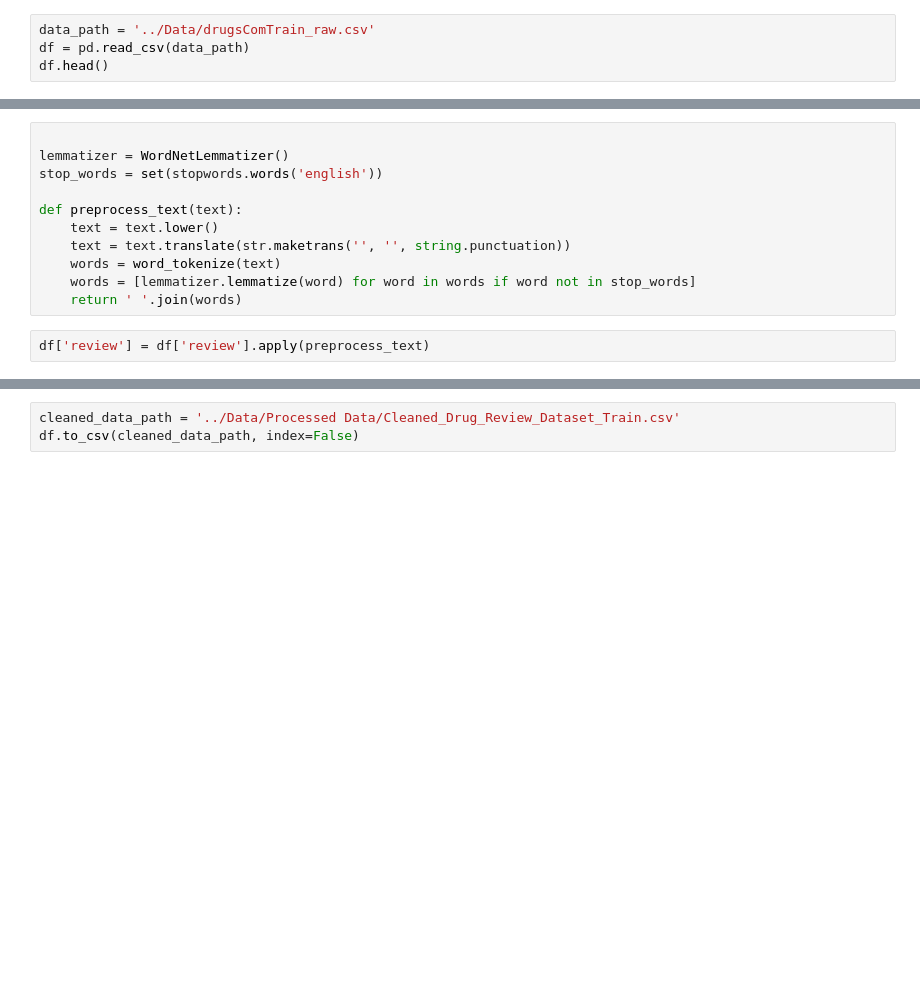
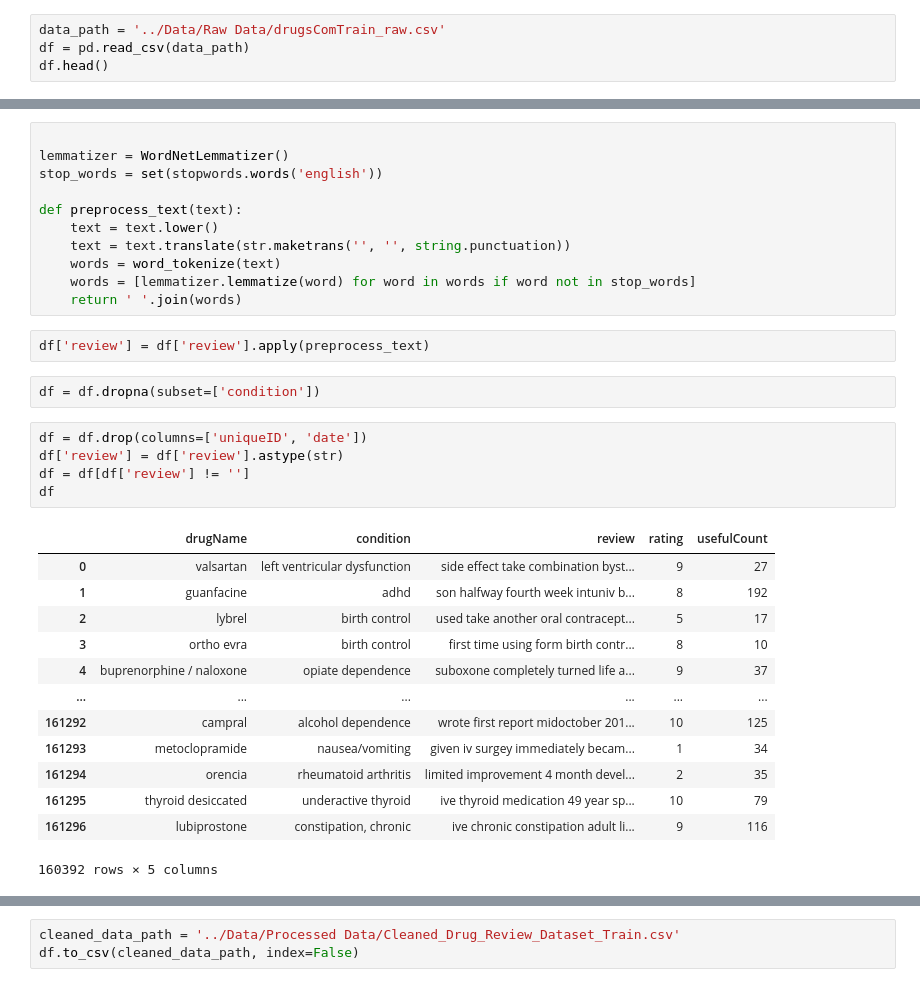
Before and after one commit to pranjal0207/patient-support-chatbot, a Jupyter notebook: Data Preprocessing/Preprocessing-1.ipynb, the cells around one changed output, grey strips where cells are left out. Cells and saved outputs as stored; diff of their text form; blank space fills up the shorter version.

```diff
--- a/Data Preprocessing/Preprocessing-1.ipynb
+++ b/Data Preprocessing/Preprocessing-1.ipynb
@@ -132,7 +132,7 @@ df.to_csv(cleaned_data_path, index=False)
 # %% [markdown]
 ### Drug Review Dataset
 # %%
-data_path = '../Data/drugsComTrain_raw.csv'
+data_path = '../Data/Raw Data/drugsComTrain_raw.csv'
 df = pd.read_csv(data_path)
 df.head()
 # %% [output]
@@ -197,3 +197,24 @@ def preprocess_text(text):
     return ' '.join(words)
 # %%
 df['review'] = df['review'].apply(preprocess_text)
+# %%
+df = df.dropna(subset=['condition'])
+# %%
+df = df.drop(columns=['uniqueID', 'date'])
+df['review'] = df['review'].astype(str)
+df = df[df['review'] != '']
+df
+# %% [output]
+|  | drugName | condition | review | rating | usefulCount |
+| 0 | valsartan | left ventricular dysfunction | side effect take combination byst... | 9 | 27 |
+| 1 | guanfacine | adhd | son halfway fourth week intuniv b... | 8 | 192 |
+| 2 | lybrel | birth control | used take another oral contracept... | 5 | 17 |
+| 3 | ortho evra | birth control | first time using form birth contr... | 8 | 10 |
+| 4 | buprenorphine / naloxone | opiate dependence | suboxone completely turned life a... | 9 | 37 |
+| ... | ... | ... | ... | ... | ... |
+| 161292 | campral | alcohol dependence | wrote first report midoctober 201... | 10 | 125 |
+| 161293 | metoclopramide | nausea/vomiting | given iv surgey immediately becam... | 1 | 34 |
+| 161294 | orencia | rheumatoid arthritis | limited improvement 4 month devel... | 2 | 35 |
+| 161295 | thyroid desiccated | underactive thyroid | ive thyroid medication 49 year sp... | 10 | 79 |
+| 161296 | lubiprostone | constipation, chronic | ive chronic constipation adult li... | 9 | 116 |
+160392 rows × 5 columns
```
Also changed, not shown: parts of 5 cells of this notebook, 16 other files.
